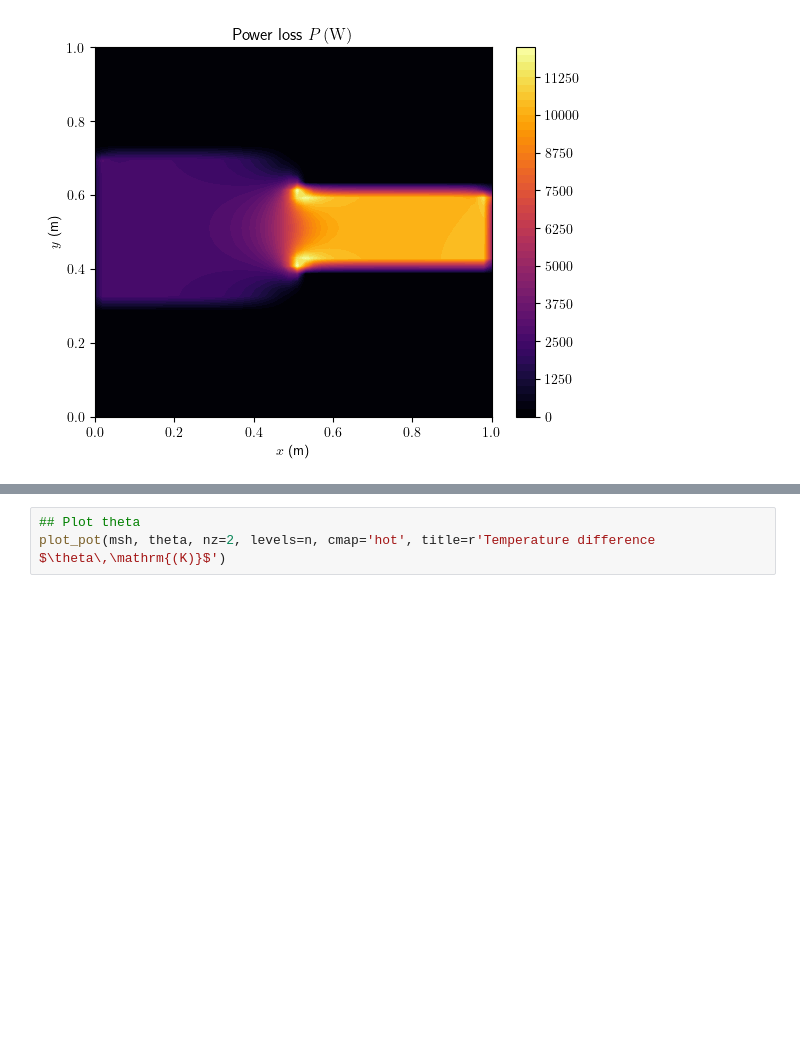
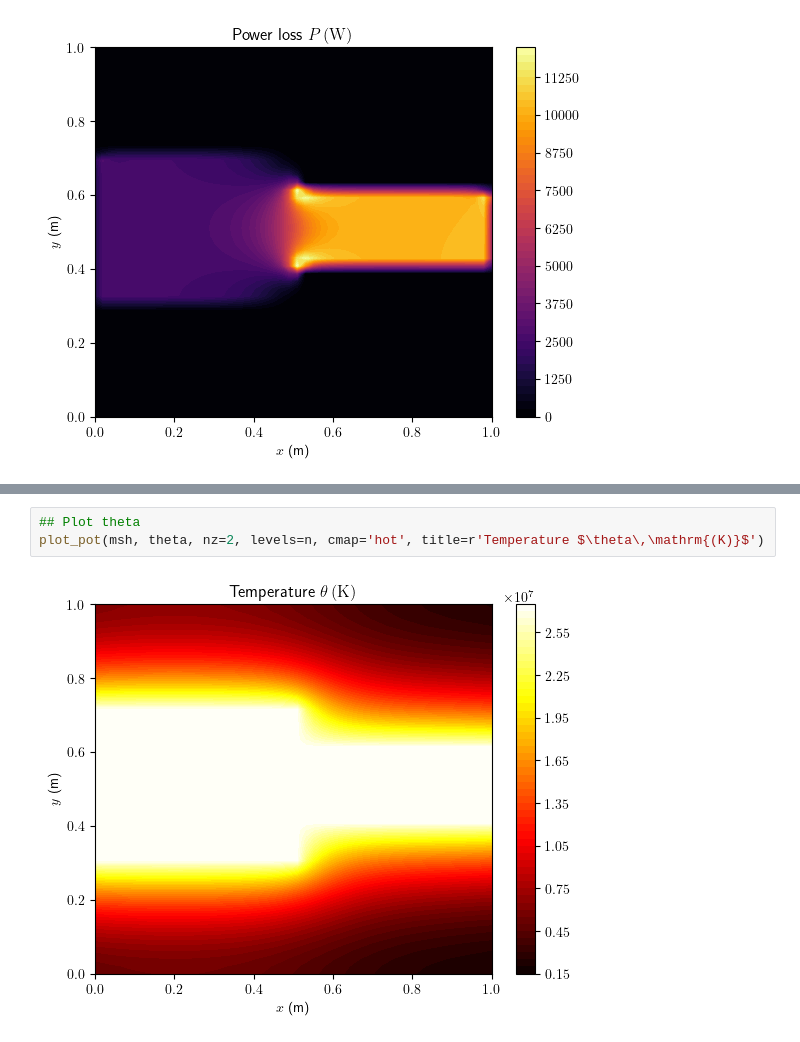
Before and after one commit to Devoev/multiphysics, a Jupyter notebook: main.ipynb, the cells around one changed output, grey strips where cells are left out. Drawn from its saved outputs; the diff is of its cells as text; blank space fills up the shorter version.

Commit message:
update plot title of temperature in main.ipynb

```diff
--- a/main.ipynb
+++ b/main.ipynb
@@ -107,3 +109,5 @@ theta = solve_poisson(msh, pv, m_lam, bc)
 # %%
 ## Plot theta
-plot_pot(msh, theta, nz=2, levels=n, cmap='hot', title=r'Temperature difference $\theta\,\mathrm{(K)}$')
+plot_pot(msh, theta, nz=2, levels=n, cmap='hot', title=r'Temperature $\theta\,\mathrm{(K)}$')
+# %% [output]
+[figure, added]
```
Also changed, not shown: parts of 1 cell of this notebook.
